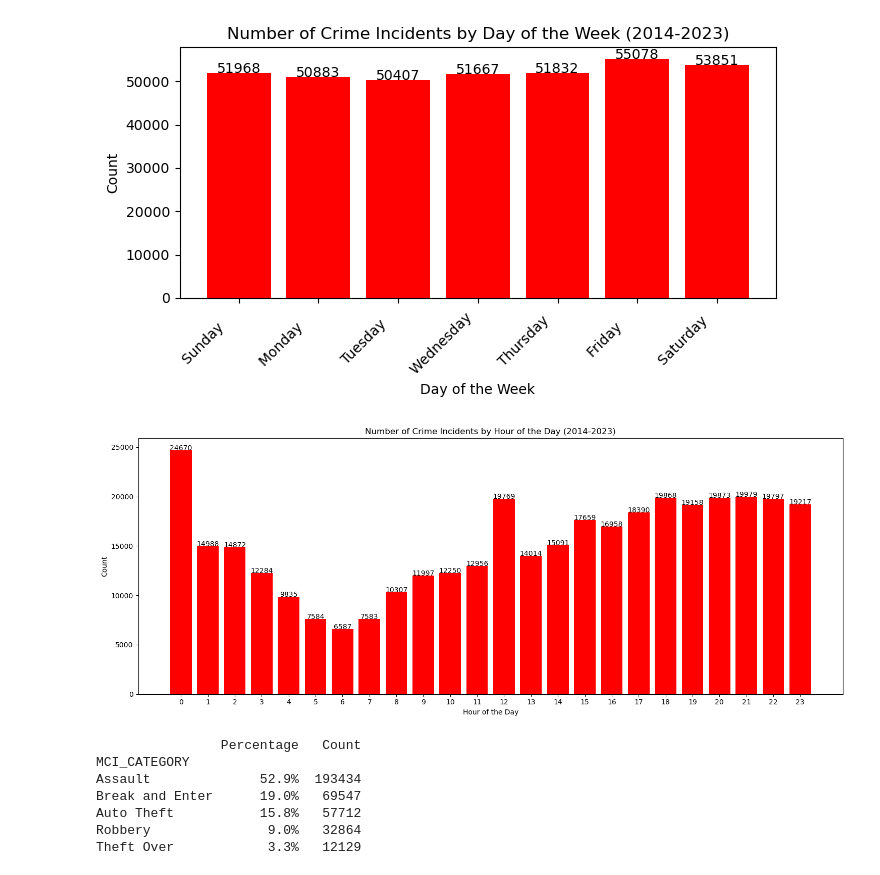
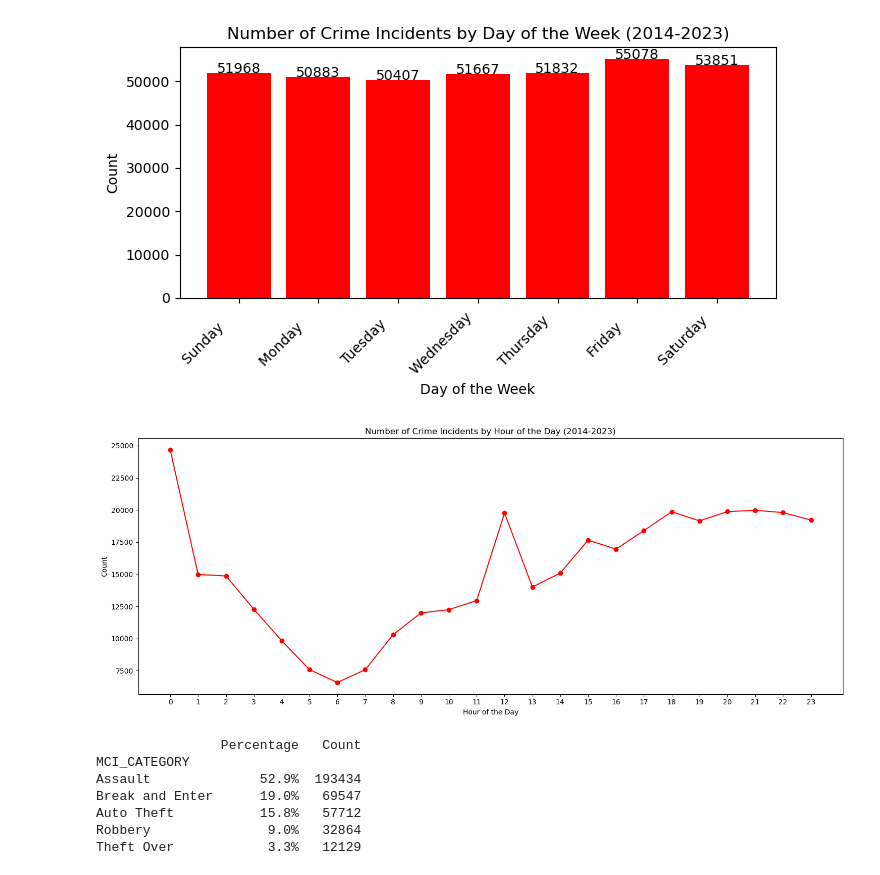
Before and after one commit to rentruong/ENGO645_TorontoCrimeAnalysis, a Jupyter notebook: DataExploration.ipynb, the cells around one changed output. Cells and saved outputs as stored; diff of their text form; code cells hidden in the pictures.

Commit message:
Modified plots and added tables

```diff
--- a/DataExploration.ipynb
+++ b/DataExploration.ipynb
@@ -129,25 +129,23 @@ plt.show()
 # %%
 # Group by hour of the day and count occurrences
 grouped_data_HOUR = MCI_data.groupby('OCC_HOUR').size()
 
-# Plot bar chart
+# Plot line chart
 plt.figure(figsize=(15, 6))
-plt.bar(grouped_data_HOUR.index, grouped_data_HOUR, color='red')
+plt.plot(grouped_data_HOUR.index, grouped_data_HOUR, marker='o', color='red', linestyle='-')
 plt.title('Number of Crime Incidents by Hour of the Day (2014-2023)')
 plt.xlabel('Hour of the Day')
 plt.ylabel('Count')
+plt.xticks(range(24))  # Set x-axis ticks to show all hours in 24-hour format
 
-# Set x-axis ticks to show all hours in 24-hour format
-plt.xticks(range(24))
-
-# Label each bar with its respective count
-for x, y in zip(grouped_data_HOUR.index, grouped_data_HOUR):
-    plt.text(x, y + 0.1, '%d' % y, ha='center')
+# Label each point with its respective count
+#for x, y in zip(grouped_data_HOUR.index, grouped_data_HOUR):
+#    plt.text(x, y + 500, '%d' % y, ha='center', va='bottom')
 
 plt.tight_layout()
 plt.show()
 # %% [output]
-[figure, old version]
+[figure, new version]
 # %%
 # Group by 'MCI_CATEGORY' and count occurrences
 grouped_data_MCI = MCI_data['MCI_CATEGORY'].value_counts()
```
Also changed, not shown: parts of 6 cells of this notebook.
